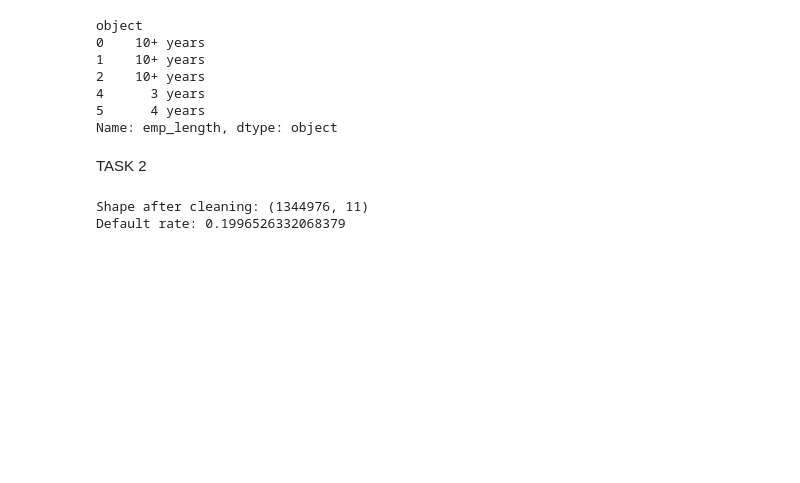
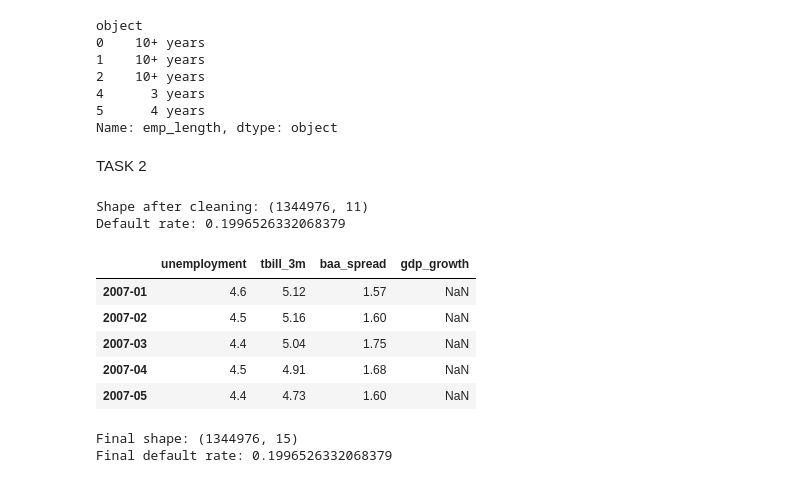
Before and after one commit to ankitc21/finance_causal_rl, a Jupyter notebook: notebooks/02_data_acquisition.ipynb, the cells around one changed output. Saved outputs shown, nothing was run; the diff lists cells and outputs as text; code cells hidden in the pictures; blank space fills up the shorter version.

```diff
--- a/notebooks/02_data_acquisition.ipynb
+++ b/notebooks/02_data_acquisition.ipynb
@@ -184,0 +188,12 @@ Default rate: 0.1996526332068379
+# %%
+from fredapi import Fred
+
+fred = Fred(api_key=os.environ["FRED_API_KEY"])
+
+start_date = "2007-01-01"
+end_date = "2023-12-31"
+
+unrate = fred.get_series("UNRATE", start_date, end_date)
+tbill = fred.get_series("DGS3MO", start_date, end_date)
+baa_spread = fred.get_series("BAA10Y", start_date, end_date)
+gdp = fred.get_series("GDP", start_date, end_date)
@@ -184,0 +212,44 @@ Default rate: 0.1996526332068379
+# %%
+macro = pd.DataFrame({
+    "unemployment": unrate,
+    "tbill_3m": tbill,
+    "baa_spread": baa_spread
+})
+
+macro = macro.resample("M").last()
+
+gdp = gdp.resample("Q").last()
+gdp_growth = gdp.pct_change()
+gdp_growth = gdp_growth.resample("M").ffill()
+
+macro["gdp_growth"] = gdp_growth
+macro.index = macro.index.to_period("M")
+
+macro.head()
+# %% [output]
+|  | unemployment | tbill_3m | baa_spread | gdp_growth |
+| 2007-01 | 4.6 | 5.12 | 1.57 | NaN |
+| 2007-02 | 4.5 | 5.16 | 1.60 | NaN |
+| 2007-03 | 4.4 | 5.04 | 1.75 | NaN |
+| 2007-04 | 4.5 | 4.91 | 1.68 | NaN |
+| 2007-05 | 4.4 | 4.73 | 1.60 | NaN |
+# %%
+df = df.merge(
+    macro,
+    left_on="issue_month",
+    right_index=True,
+    how="left"
+)
+
+df = df.dropna(subset=[
+    "unemployment",
+    "tbill_3m",
+    "baa_spread",
+    "gdp_growth"
+])
+
+print("Final shape:", df.shape)
+print("Final default rate:", df["default_flag"].mean())
+# %% [output]
+Final shape: (1344976, 15)
+Final default rate: 0.1996526332068379
```
Also changed, not shown: parts of 15 cells of this notebook.
